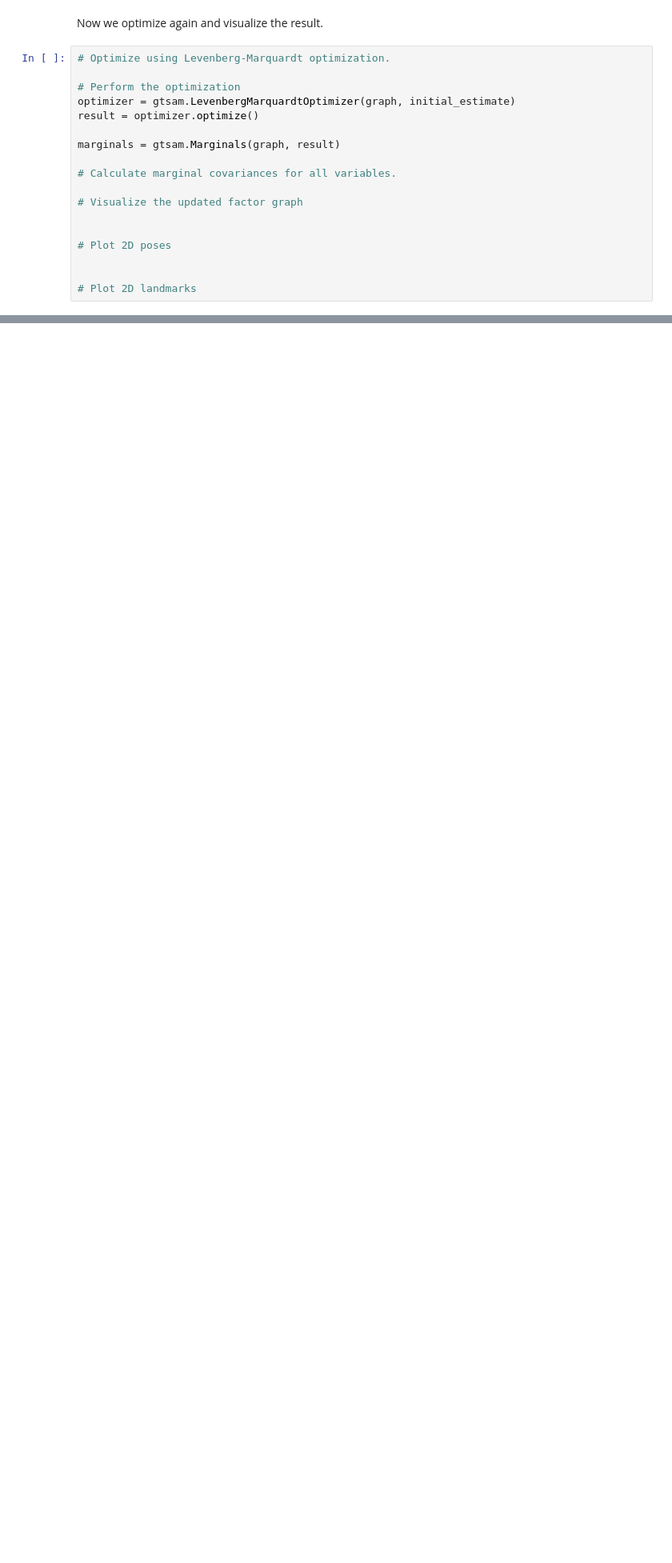
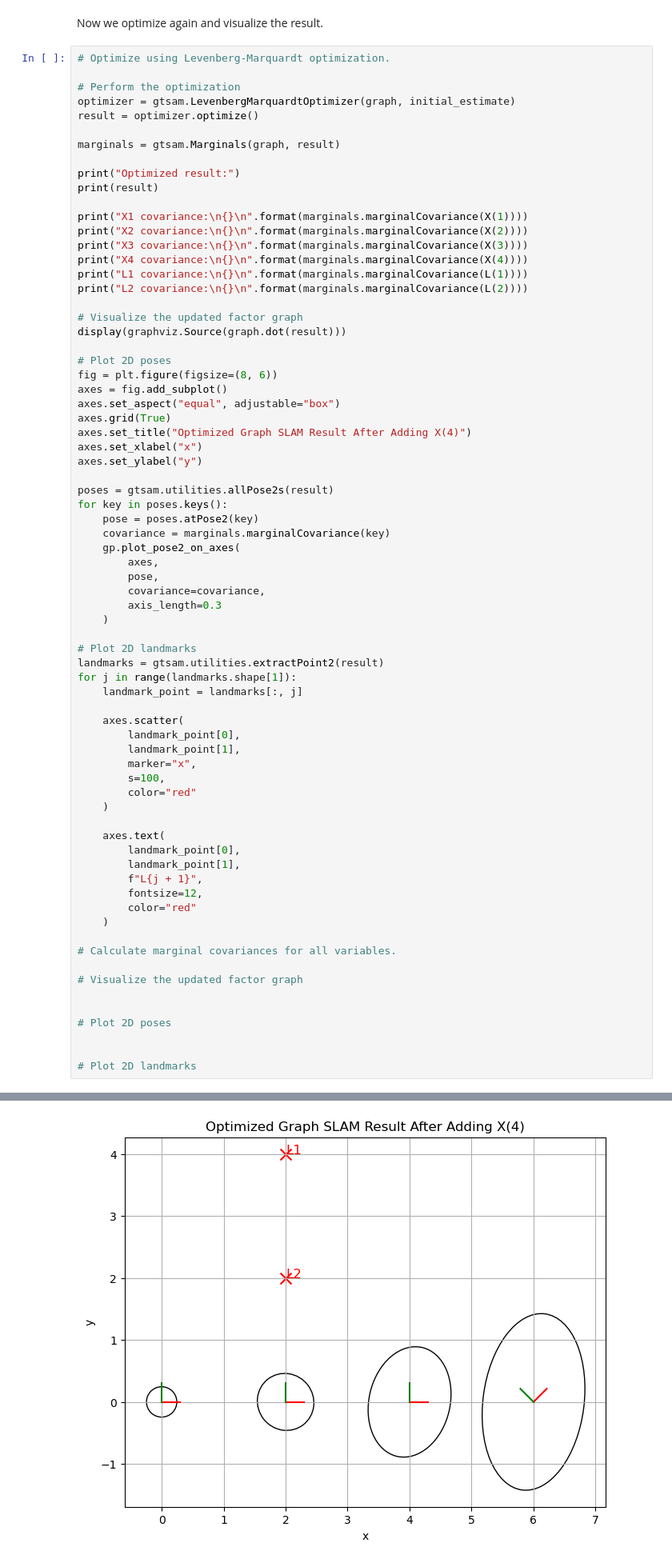
Before and after one commit to TUe-4TB00/graph-slam-graded-jindalprathit, a Jupyter notebook: assignment.ipynb, the cells around one changed output, grey strips where cells are left out. Shown at 80% size. Drawn from its saved outputs; the diff is of its cells as text; blank space fills up the shorter version.

```diff
--- a/assignment.ipynb
+++ b/assignment.ipynb
@@ -315,6 +315,60 @@ optimizer = gtsam.LevenbergMarquardtOptimizer(graph, initial_estimate)
 result = optimizer.optimize()
 
 marginals = gtsam.Marginals(graph, result)
+
+print("Optimized result:")
+print(result)
+
+print("X1 covariance:\n{}\n".format(marginals.marginalCovariance(X(1))))
+print("X2 covariance:\n{}\n".format(marginals.marginalCovariance(X(2))))
+print("X3 covariance:\n{}\n".format(marginals.marginalCovariance(X(3))))
+print("X4 covariance:\n{}\n".format(marginals.marginalCovariance(X(4))))
+print("L1 covariance:\n{}\n".format(marginals.marginalCovariance(L(1))))
+print("L2 covariance:\n{}\n".format(marginals.marginalCovariance(L(2))))
+
+# Visualize the updated factor graph
+display(graphviz.Source(graph.dot(result)))
+
+# Plot 2D poses
+fig = plt.figure(figsize=(8, 6))
+axes = fig.add_subplot()
+axes.set_aspect("equal", adjustable="box")
+axes.grid(True)
+axes.set_title("Optimized Graph SLAM Result After Adding X(4)")
+axes.set_xlabel("x")
+axes.set_ylabel("y")
+
+poses = gtsam.utilities.allPose2s(result)
+for key in poses.keys():
+    pose = poses.atPose2(key)
+    covariance = marginals.marginalCovariance(key)
+    gp.plot_pose2_on_axes(
+        axes,
+        pose,
+        covariance=covariance,
+        axis_length=0.3
+    )
+
+# Plot 2D landmarks
+landmarks = gtsam.utilities.extractPoint2(result)
+for j in range(landmarks.shape[1]):
+    landmark_point = landmarks[:, j]
+
+    axes.scatter(
+        landmark_point[0],
+        landmark_point[1],
+        marker="x",
+        s=100,
+        color="red"
+    )
+
+    axes.text(
+        landmark_point[0],
+        landmark_point[1],
+        f"L{j + 1}",
+        fontsize=12,
+        color="red"
+    )
 
 # Calculate marginal covariances for all variables.
 
@@ -325,3 +379,4 @@ marginals = gtsam.Marginals(graph, result)
 
 
 # Plot 2D landmarks
+# %% [output]
@@ -328,3 +401,4 @@ marginals = gtsam.Marginals(graph, result)
+[figure, added]
 # %% [markdown]
 ### 8.2 Add a measurement from X(4) to a landmark
 
```
Also changed, not shown: parts of 6 cells of this notebook.
